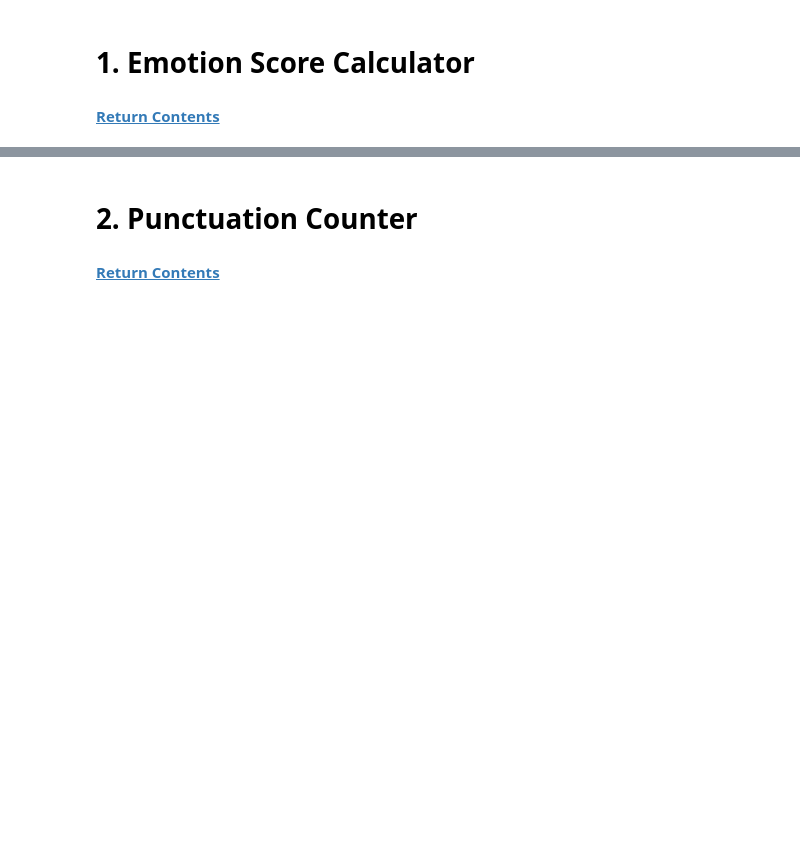
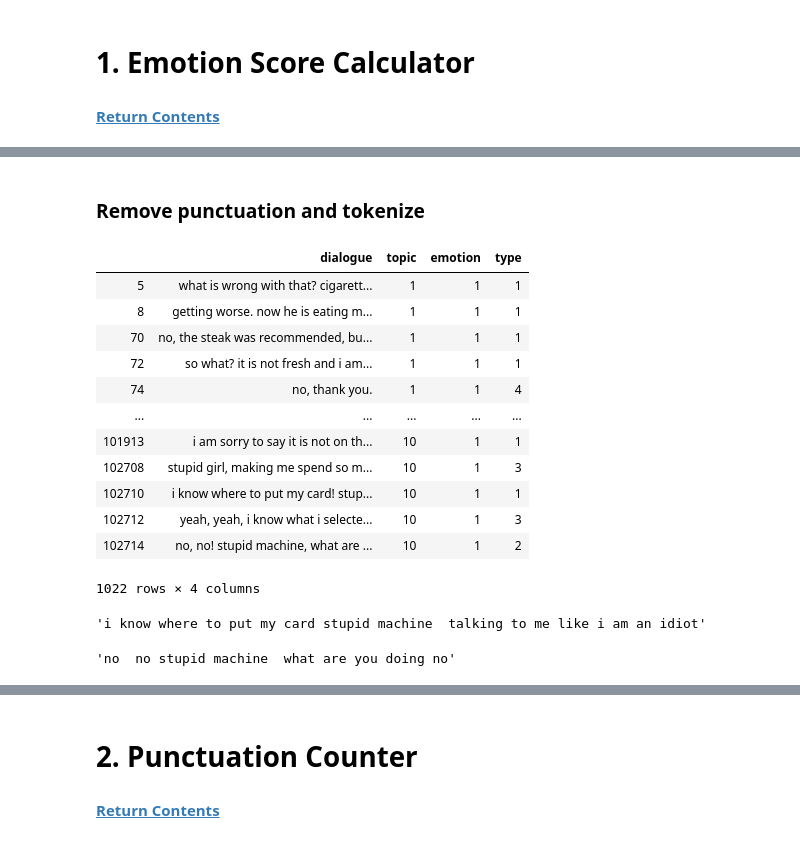
Before and after one commit to mfflavell/AEI_Artifical_Emotional_Intelligence, a Jupyter notebook: emotion_ai_feature_engineering.ipynb, the cells around one changed output, grey strips where cells are left out. Cells and saved outputs as stored; diff of their text form; code cells hidden in the pictures; blank space fills up the shorter version.

```diff
--- a/emotion_ai_feature_engineering.ipynb
+++ b/emotion_ai_feature_engineering.ipynb
@@ -129,0 +194,2 @@ df.head(2)
+# %% [markdown]
+### Remove punctuation and tokenize
@@ -129,0 +212,26 @@ df.head(2)
+# %%
+df[df.emotion == 1]
+# %% [output]
+|  | dialogue | topic | emotion | type |
+| 5 | what is wrong with that? cigarett... | 1 | 1 | 1 |
+| 8 | getting worse. now he is eating m... | 1 | 1 | 1 |
+| 70 | no, the steak was recommended, bu... | 1 | 1 | 1 |
+| 72 | so what? it is not fresh and i am... | 1 | 1 | 1 |
+| 74 | no, thank you. | 1 | 1 | 4 |
+| ... | ... | ... | ... | ... |
+| 101913 | i am sorry to say it is not on th... | 10 | 1 | 1 |
+| 102708 | stupid girl, making me spend so m... | 10 | 1 | 3 |
+| 102710 | i know where to put my card! stup... | 10 | 1 | 1 |
+| 102712 | yeah, yeah, i know what i selecte... | 10 | 1 | 3 |
+| 102714 | no, no! stupid machine, what are ... | 10 | 1 | 2 |
+1022 rows × 4 columns
+# %%
+test1 = clean_text(df.dialogue[102710])
+test1
+# %% [output]
+'i know where to put my card stupid machine  talking to me like i am an idiot'
+# %%
+test2 = clean_text(df.dialogue[102714])
+test2
+# %% [output]
+'no  no stupid machine  what are you doing no'
```
Also changed, not shown: parts of 78 cells of this notebook.
